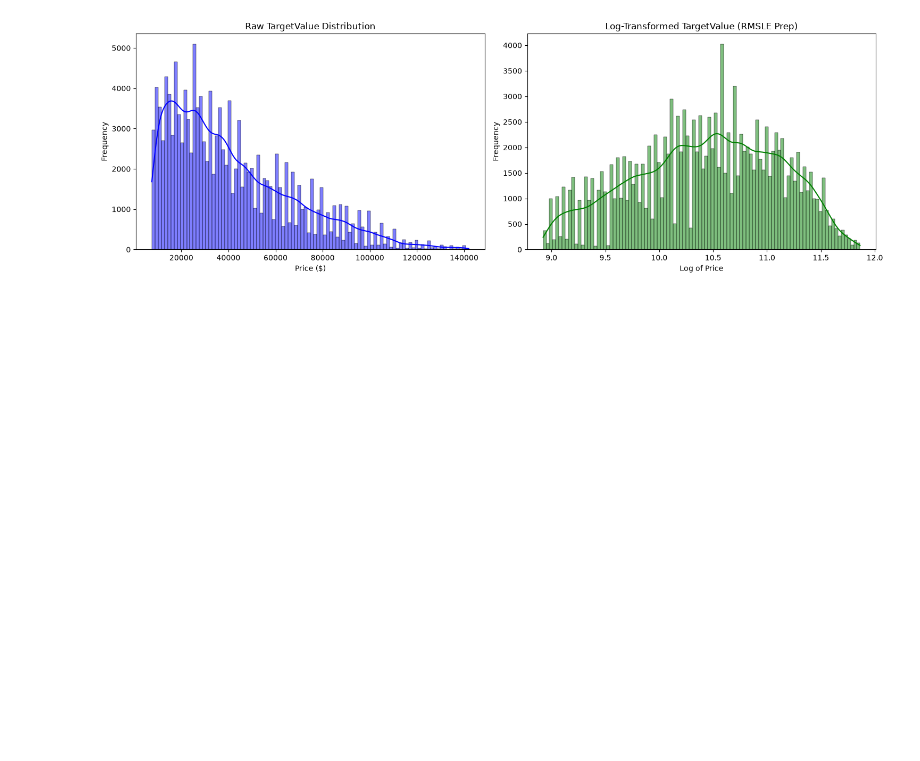
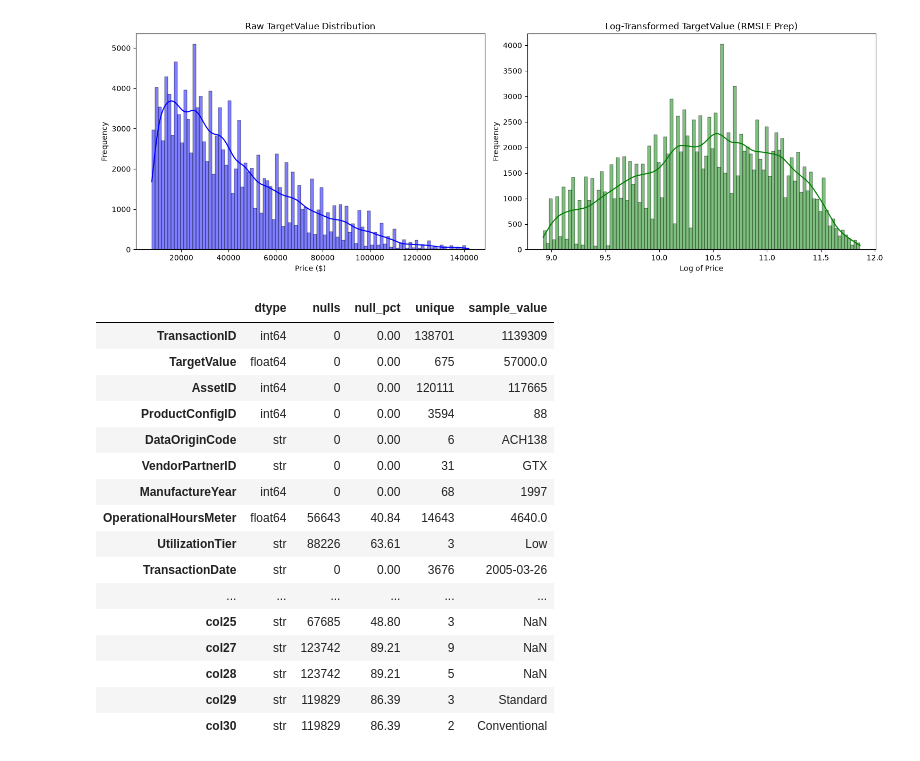
Before and after one commit to vp916/Heavy_Equipment_, a Jupyter notebook: notebook/model_development.ipynb, the cells around one changed output. Cells and saved outputs as stored; diff of their text form; code cells hidden in the pictures; blank space fills up the shorter version.

Commit message:
-making dataframe of columns for making pre-processing decision

```diff
--- a/notebook/model_development.ipynb
+++ b/notebook/model_development.ipynb
@@ -234,3 +234,30 @@ plt.tight_layout()
 plt.show()
 # %% [output]
 [figure]
+# %%
+metadata = pd.DataFrame({
+    'dtype': trainData.dtypes.astype(str),
+    'nulls': trainData.isnull().sum(),
+    'null_pct': (trainData.isnull().mean() * 100).round(2),
+    'unique': trainData.nunique(),
+    'sample_value': trainData.iloc[0]
+})
+metadata
+# %% [output]
+|  | dtype | nulls | null_pct | unique | sample_value |
+| TransactionID | int64 | 0 | 0.00 | 138701 | 1139309 |
+| TargetValue | float64 | 0 | 0.00 | 675 | 57000.0 |
+| AssetID | int64 | 0 | 0.00 | 120111 | 117665 |
+| ProductConfigID | int64 | 0 | 0.00 | 3594 | 88 |
+| DataOriginCode | str | 0 | 0.00 | 6 | ACH138 |
+| VendorPartnerID | str | 0 | 0.00 | 31 | GTX |
+| ManufactureYear | int64 | 0 | 0.00 | 68 | 1997 |
+| OperationalHoursMeter | float64 | 56643 | 40.84 | 14643 | 4640.0 |
+| UtilizationTier | str | 88226 | 63.61 | 3 | Low |
+| TransactionDate | str | 0 | 0.00 | 3676 | 2005-03-26 |
+| ... | ... | ... | ... | ... | ... |
+| col25 | str | 67685 | 48.80 | 3 | NaN |
+| col27 | str | 123742 | 89.21 | 9 | NaN |
+| col28 | str | 123742 | 89.21 | 5 | NaN |
+| col29 | str | 119829 | 86.39 | 3 | Standard |
+| col30 | str | 119829 | 86.39 | 2 | Conventional |
```
Also changed, not shown: parts of 3 cells of this notebook.
